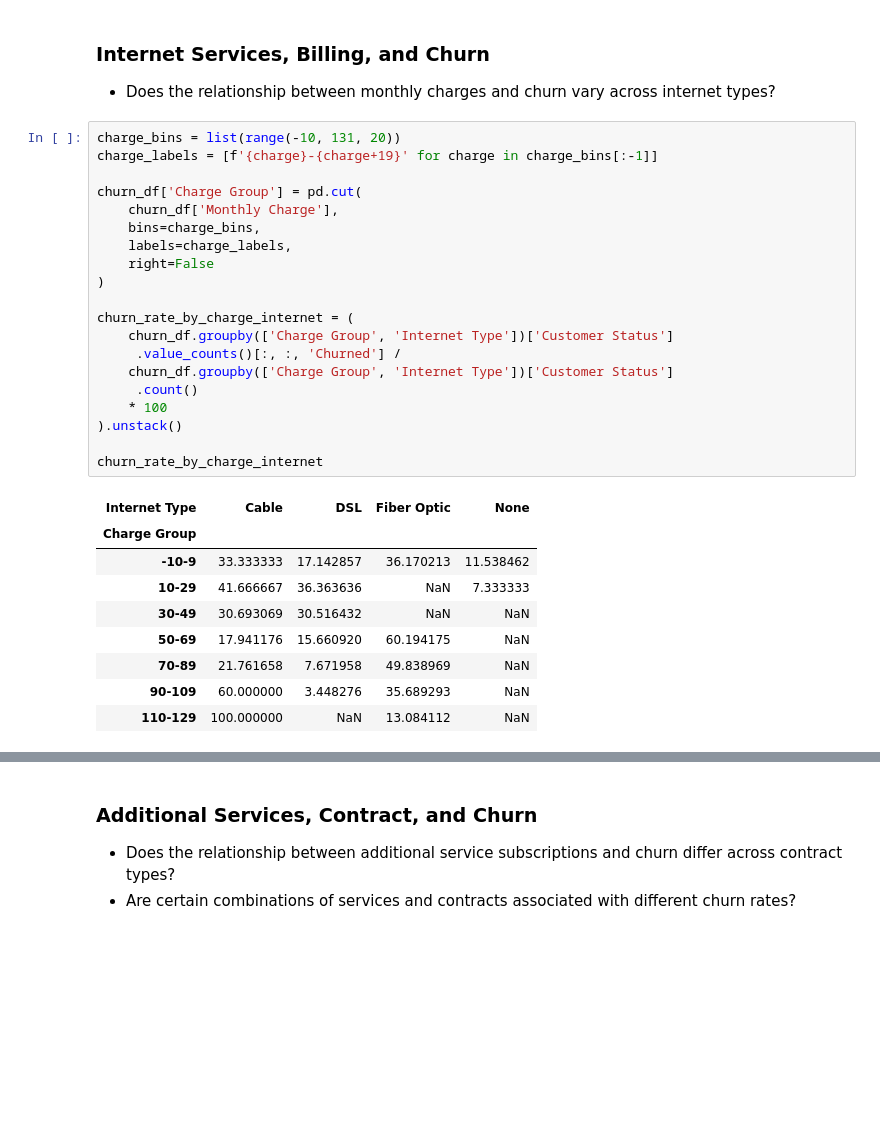
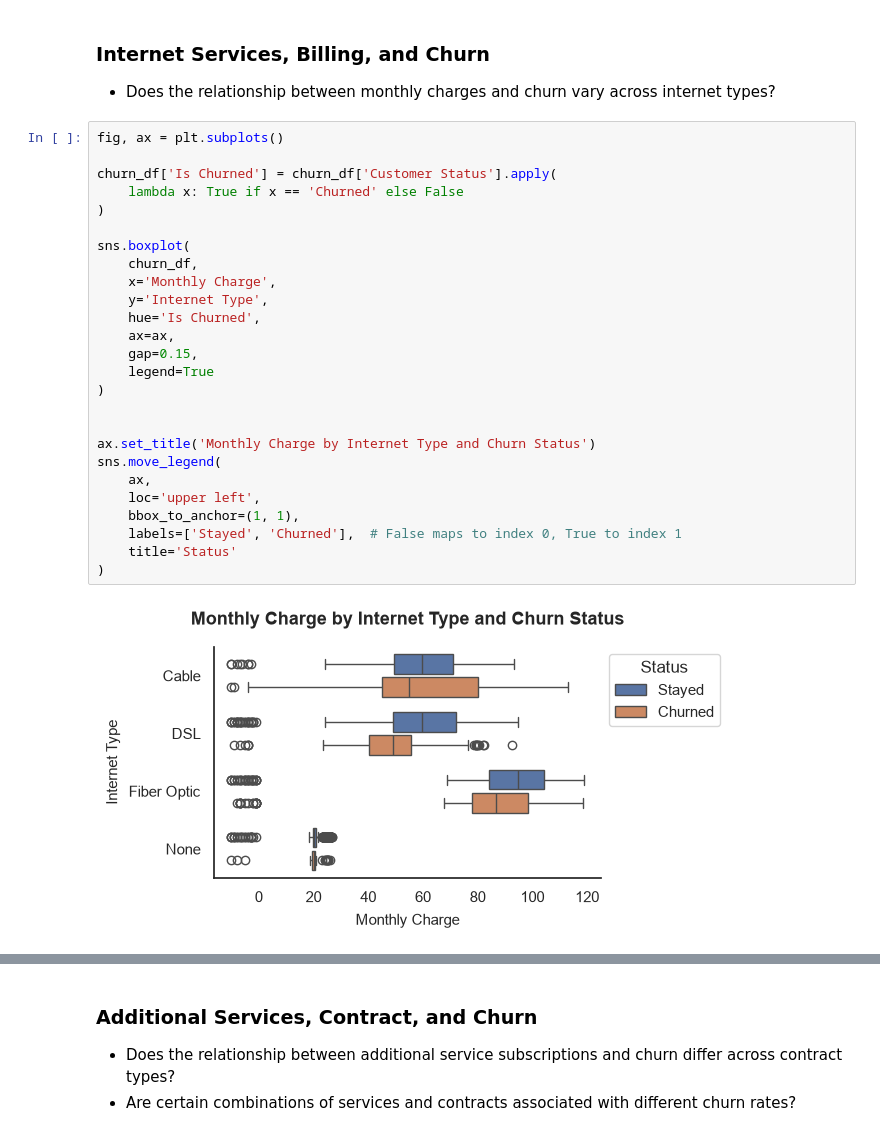
Before and after one commit to pendergataxel/telecom-customer-churn-analysis, a Jupyter notebook: notebooks/04_multivariate_and_correlations.ipynb, the cells around one changed output, grey strips where cells are left out. Saved outputs shown, nothing was run; the diff lists cells and outputs as text; blank space fills up the shorter version.

```diff
--- a/notebooks/04_multivariate_and_correlations.ipynb
+++ b/notebooks/04_multivariate_and_correlations.ipynb
@@ -95,32 +95,30 @@ ax.set_ylim(-10, 100);
 ### Internet Services, Billing, and Churn
 - Does the relationship between monthly charges and churn vary across internet types?
 # %%
-charge_bins = list(range(-10, 131, 20))
-charge_labels = [f'{charge}-{charge+19}' for charge in charge_bins[:-1]]
+fig, ax = plt.subplots()
 
-churn_df['Charge Group'] = pd.cut(
-    churn_df['Monthly Charge'],
-    bins=charge_bins,
-    labels=charge_labels,
-    right=False
+churn_df['Is Churned'] = churn_df['Customer Status'].apply(
+    lambda x: True if x == 'Churned' else False
 )
 
-churn_rate_by_charge_internet = (
-    churn_df.groupby(['Charge Group', 'Internet Type'])['Customer Status']
-     .value_counts()[:, :, 'Churned'] /
-    churn_df.groupby(['Charge Group', 'Internet Type'])['Customer Status']
-     .count()
-    * 100
-).unstack()
+sns.boxplot(
+    churn_df,
+    x='Monthly Charge',
+    y='Internet Type',
+    hue='Is Churned',
+    ax=ax,
+    gap=0.15,
+    legend=True
+)
 
-churn_rate_by_charge_internet
+
+ax.set_title('Monthly Charge by Internet Type and Churn Status')
+sns.move_legend(
+    ax,
+    loc='upper left',
+    bbox_to_anchor=(1, 1),
+    labels=['Stayed', 'Churned'],  # False maps to index 0, True to index 1
+    title='Status'
+)
 # %% [output]
-| Internet Type | Cable | DSL | Fiber Optic | None |
-| Charge Group |  |  |  |  |
-| -10-9 | 33.333333 | 17.142857 | 36.170213 | 11.538462 |
-| 10-29 | 41.666667 | 36.363636 | NaN | 7.333333 |
-| 30-49 | 30.693069 | 30.516432 | NaN | NaN |
-| 50-69 | 17.941176 | 15.660920 | 60.194175 | NaN |
-| 70-89 | 21.761658 | 7.671958 | 49.838969 | NaN |
-| 90-109 | 60.000000 | 3.448276 | 35.689293 | NaN |
-| 110-129 | 100.000000 | NaN | 13.084112 | NaN |
+[figure, added]
```
Also changed, not shown: parts of 8 cells of this notebook, 2 other files.
